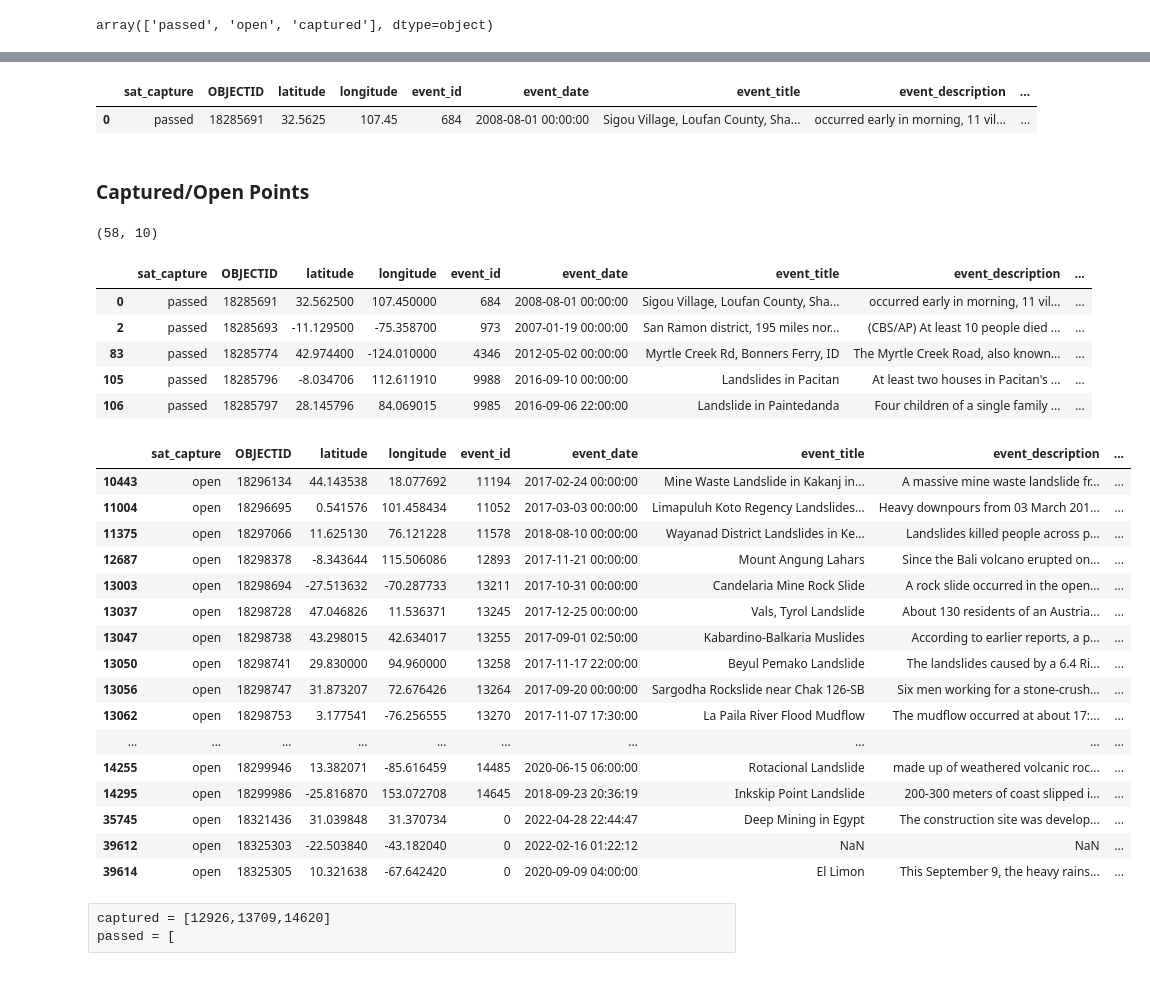
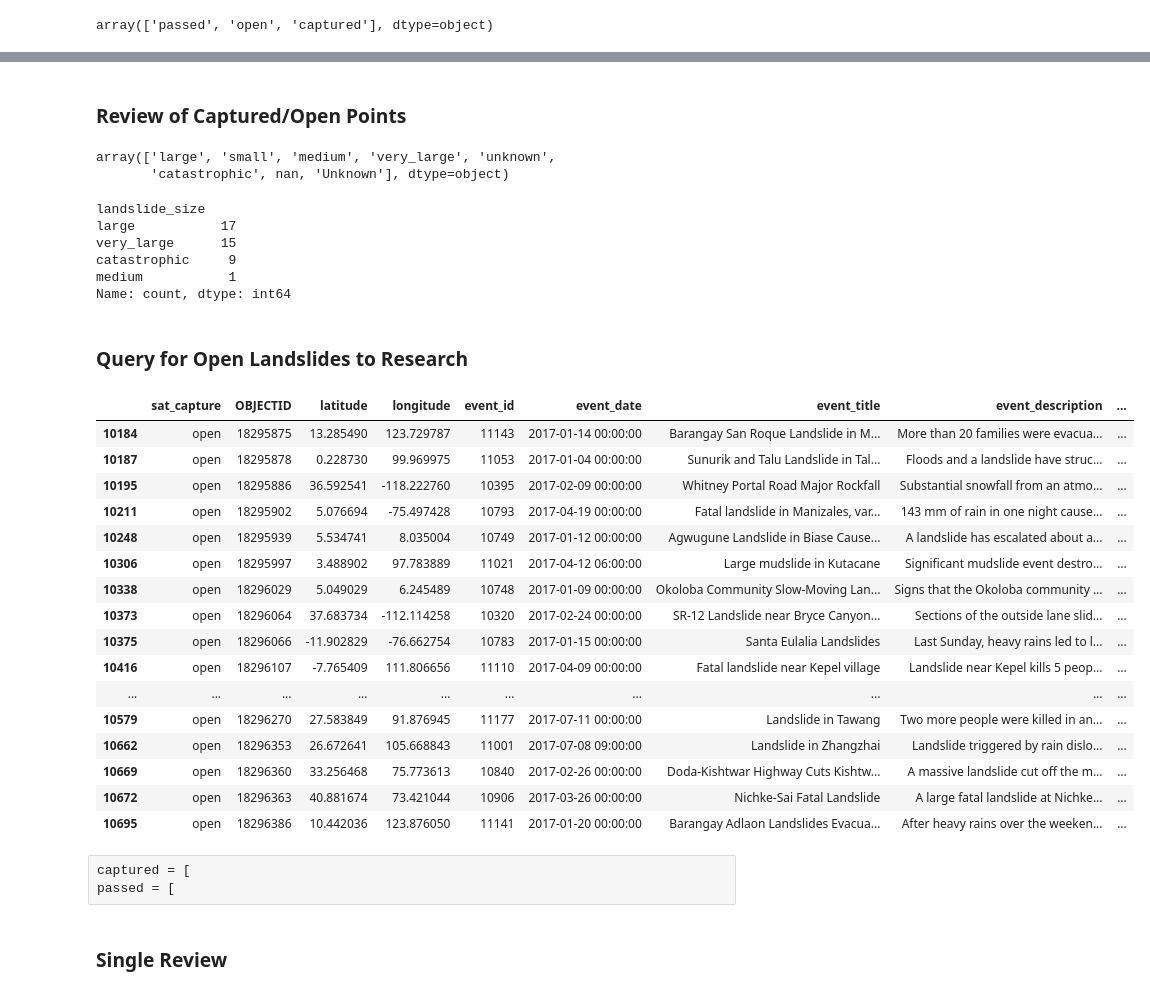
Before and after one commit to eltsvetk/DS6050_Project, a Jupyter notebook: Landslide_SatImage_Tracker.ipynb, the cells around one changed output, grey strips where cells are left out. Cells and saved outputs as stored; diff of their text form; code cells hidden in the pictures.

Commit message:
updated w/ new captured images

```diff
--- a/Landslide_SatImage_Tracker.ipynb
+++ b/Landslide_SatImage_Tracker.ipynb
@@ -52,7 +66,7 @@ def stat_update(df,id_number_list, status):
     df.loc[nasa_satimage_log['event_id'].isin(id_number_list), 'sat_capture'] = status
 # %%
 # List update
-nasa_satupdate_list = [13757]
+nasa_satupdate_list = [10733]
 status_string = 'passed'
 # %%
 # Execute Update
@@ -72,8 +86,8 @@ def event_id_update(df, event_title, id_num):
     df.loc[nasa_satimage_log['event_title'] == event_title, 'event_id'] = id_num
 # %%
 # List update
-event_title = 'Lamplugh 20220917'
-id_num = 2024004
+event_title = 'Remoción en masa'
+id_num = 2024006
 # %%
 # Execute Update
 event_id_update(nasa_satimage_log, event_title, id_num)
@@ -94,46 +123,52 @@ array(['passed', 'open', 'captured'], dtype=object)
 # %%
-nasa_satimage_log.head(1)
+# nasa_satimage_log.head(1)
-# %% [output]
-|  | sat_capture | OBJECTID | latitude | longitude | event_id | event_date | event_title | event_description | ... |
-| 0 | passed | 18285691 | 32.5625 | 107.45 | 684 | 2008-08-01 00:00:00 | Sigou Village, Loufan County, Sha... | occurred early in morning, 11 vil... | ... |
 # %% [markdown]
-### Captured/Open Points
+### Review of Captured/Open Points
+# %%
+## Size Categories
+nasa_satimage_log.groupby([
+# %% [output]
+array(['large', 'small', 'medium', 'very_large', 'unknown',
+       'catastrophic', nan, 'Unknown'], dtype=object)
 # %%
-## Query for Captured/ Passed / Open
-print(nasa_satimage_log.iloc[:,0:10].query("sat_capture == 'passed' ").shape)
-nasa_satimage_log.iloc[:,0:10].query("sat_capture == 'passed' ")[0:5]
+### Query for Captured/ Passed / Open
+# print(nasa_satimage_log.iloc[:,0:10].query("sat_capture == 'captured' ").shape)
+nasa_satimage_log.iloc[:,0:16].query("sat_capture == 'captured' ")['landslide_size'].value_counts()
 # %% [output]
-(58, 10)
+landslide_size
+large           17
+very_large      15
+catastrophic     9
+medium           1
+Name: count, dtype: int64
-|  | sat_capture | OBJECTID | latitude | longitude | event_id | event_date | event_title | event_description | ... |
-| 0 | passed | 18285691 | 32.562500 | 107.450000 | 684 | 2008-08-01 00:00:00 | Sigou Village, Loufan County, Sha... | occurred early in morning, 11 vil... | ... |
-| 2 | passed | 18285693 | -11.129500 | -75.358700 | 973 | 2007-01-19 00:00:00 | San Ramon district, 195 miles nor... | (CBS/AP) At least 10 people died ... | ... |
-| 83 | passed | 18285774 | 42.974400 | -124.010000 | 4346 | 2012-05-02 00:00:00 | Myrtle Creek Rd, Bonners Ferry, ID | The Myrtle Creek Road, also known... | ... |
-| 105 | passed | 18285796 | -8.034706 | 112.611910 | 9988 | 2016-09-10 00:00:00 | Landslides in Pacitan | At least two houses in Pacitan's ... | ... |
-| 106 | passed | 18285797 | 28.145796 | 84.069015 | 9985 | 2016-09-06 22:00:00 | Landslide in Paintedanda | Four children of a single family ... | ... |
+# %% [markdown]
+### Query for Open Landslides to Research
 # %%
 #### Query for certain landslides:::::
 # nasa_satimage_log.iloc[:,0:10].query("(landslide_size == 'large' | landslide_size == 'catastrophic') & \
 #                                      event_date > '2015-01-01 00:00:00' ")
-nasa_satimage_log.iloc[:,0:16].query("(landslide_size == 'very_large') & \
-                                     (event_date > '2015-01-01 00:00:00') & (sat_capture=='open') ") ##& (country_name=='United States')  ")
+nasa_satimage_log.iloc[:,0:18].query(" (landslide_size == 'large') & (event_date > '2017-01-01 00:00:00') & \
+                (sat_capture=='open')  ")[20:40] ###& (location_accuracy=='exact')  ") (landslide_size == 'large') debris_flow & (landslide_category == 'debris_flow')
 # %% [output]
 |  | sat_capture | OBJECTID | latitude | longitude | event_id | event_date | event_title | event_description | ... |
-| 10443 | open | 18296134 | 44.143538 | 18.077692 | 11194 | 2017-02-24 00:00:00 | Mine Waste Landslide in Kakanj in... | A massive mine waste landslide fr... | ... |
-| 11004 | open | 18296695 | 0.541576 | 101.458434 | 11052 | 2017-03-03 00:00:00 | Limapuluh Koto Regency Landslides... | Heavy downpours from 03 March 201... | ... |
-| 11375 | open | 18297066 | 11.625130 | 76.121228 | 11578 | 2018-08-10 00:00:00 | Wayanad District Landslides in Ke... | Landslides killed people across p... | ... |
-| 12687 | open | 18298378 | -8.343644 | 115.506086 | 12893 | 2017-11-21 00:00:00 | Mount Angung Lahars | Since the Bali volcano erupted on... | ... |
-| 13003 | open | 18298694 | -27.513632 | -70.287733 | 13211 | 2017-10-31 00:00:00 | Candelaria Mine Rock Slide | A rock slide occurred in the open... | ... |
-| 13037 | open | 18298728 | 47.046826 | 11.536371 | 13245 | 2017-12-25 00:00:00 | Vals, Tyrol Landslide | About 130 residents of an Austria... | ... |
-| 13047 | open | 18298738 | 43.298015 | 42.634017 | 13255 | 2017-09-01 02:50:00 | Kabardino-Balkaria Muslides | According to earlier reports, a p... | ... |
-| 13050 | open | 18298741 | 29.830000 | 94.960000 | 13258 | 2017-11-17 22:00:00 | Beyul Pemako Landslide | The landslides caused by a 6.4 Ri... | ... |
-| 13056 | open | 18298747 | 31.873207 | 72.676426 | 13264 | 2017-09-20 00:00:00 | Sargodha Rockslide near Chak 126-SB | Six men working for a stone-crush... | ... |
-| 13062 | open | 18298753 | 3.177541 | -76.256555 | 13270 | 2017-11-07 17:30:00 | La Paila River Flood Mudflow | The mudflow occurred at about 17:... | ... |
+| 10184 | open | 18295875 | 13.285490 | 123.729787 | 11143 | 2017-01-14 00:00:00 | Barangay San Roque Landslide in M... | More than 20 families were evacua... | ... |
+| 10187 | open | 18295878 | 0.228730 | 99.969975 | 11053 | 2017-01-04 00:00:00 | Sunurik and Talu Landslide in Tal... | Floods and a landslide have struc... | ... |
+| 10195 | open | 18295886 | 36.592541 | -118.222760 | 10395 | 2017-02-09 00:00:00 | Whitney Portal Road Major Rockfall | Substantial snowfall from an atmo... | ... |
+| 10211 | open | 18295902 | 5.076694 | -75.497428 | 10793 | 2017-04-19 00:00:00 | Fatal landslide in Manizales, var... | 143 mm of rain in one night cause... | ... |
+| 10248 | open | 18295939 | 5.534741 | 8.035004 | 10749 | 2017-01-12 00:00:00 | Agwugune Landslide in Biase Cause... | A landslide has escalated about a... | ... |
+| 10306 | open | 18295997 | 3.488902 | 97.783889 | 11021 | 2017-04-12 06:00:00 | Large mudslide in Kutacane | Significant mudslide event destro... | ... |
+| 10338 | open | 18296029 | 5.049029 | 6.245489 | 10748 | 2017-01-09 00:00:00 | Okoloba Community Slow-Moving Lan... | Signs that the Okoloba community ... | ... |
+| 10373 | open | 18296064 | 37.683734 | -112.114258 | 10320 | 2017-02-24 00:00:00 | SR-12 Landslide near Bryce Canyon... | Sections of the outside lane slid... | ... |
+| 10375 | open | 18296066 | -11.902829 | -76.662754 | 10783 | 2017-01-15 00:00:00 | Santa Eulalia Landslides | Last Sunday, heavy rains led to l... | ... |
+| 10416 | open | 18296107 | -7.765409 | 111.806656 | 11110 | 2017-04-09 00:00:00 | Fatal landslide near Kepel village | Landslide near Kepel kills 5 peop... | ... |
 | ... | ... | ... | ... | ... | ... | ... | ... | ... | ... |
-| 14255 | open | 18299946 | 13.382071 | -85.616459 | 14485 | 2020-06-15 06:00:00 | Rotacional Landslide | made up of weathered volcanic roc... | ... |
-| 14295 | open | 18299986 | -25.816870 | 153.072708 | 14645 | 2018-09-23 20:36:19 | Inkskip Point Landslide | 200-300 meters of coast slipped i... | ... |
-| 35745 | open | 18321436 | 31.039848 | 31.370734 | 0 | 2022-04-28 22:44:47 | Deep Mining in Egypt | The construction site was develop... | ... |
-| 39612 | open | 18325303 | -22.503840 | -43.182040 | 0 | 2022-02-16 01:22:12 | NaN | NaN | ... |
-| 39614 | open | 18325305 | 10.321638 | -67.642420 | 0 | 2020-09-09 04:00:00 | El Limon | This September 9, the heavy rains... | ... |
+| 10579 | open | 18296270 | 27.583849 | 91.876945 | 11177 | 2017-07-11 00:00:00 | Landslide in Tawang | Two more people were killed in an... | ... |
+| 10662 | open | 18296353 | 26.672641 | 105.668843 | 11001 | 2017-07-08 09:00:00 | Landslide in Zhangzhai | Landslide triggered by rain dislo... | ... |
+| 10669 | open | 18296360 | 33.256468 | 75.773613 | 10840 | 2017-02-26 00:00:00 | Doda-Kishtwar Highway Cuts Kishtw... | A massive landslide cut off the m... | ... |
+| 10672 | open | 18296363 | 40.881674 | 73.421044 | 10906 | 2017-03-26 00:00:00 | Nichke-Sai Fatal Landslide | A large fatal landslide at Nichke... | ... |
+| 10695 | open | 18296386 | 10.442036 | 123.876050 | 11141 | 2017-01-20 00:00:00 | Barangay Adlaon Landslides Evacua... | After heavy rains over the weeken... | ... |
 # %% [raw]
-captured = [12926,13709,14620]
+captured = [
 passed = [
+# %% [markdown]
+### **Single Review**
```
Also changed, not shown: parts of 17 cells of this notebook, 1 other file.
